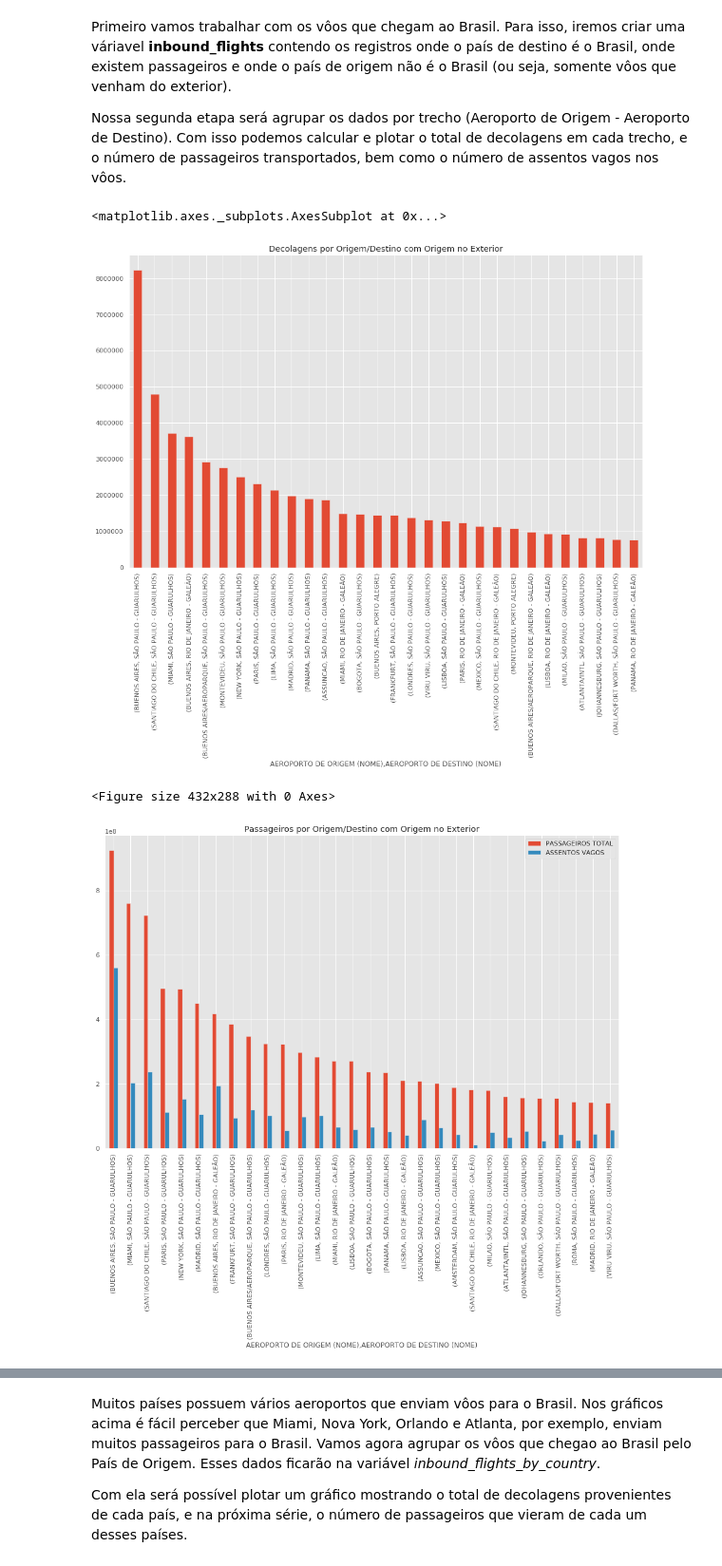
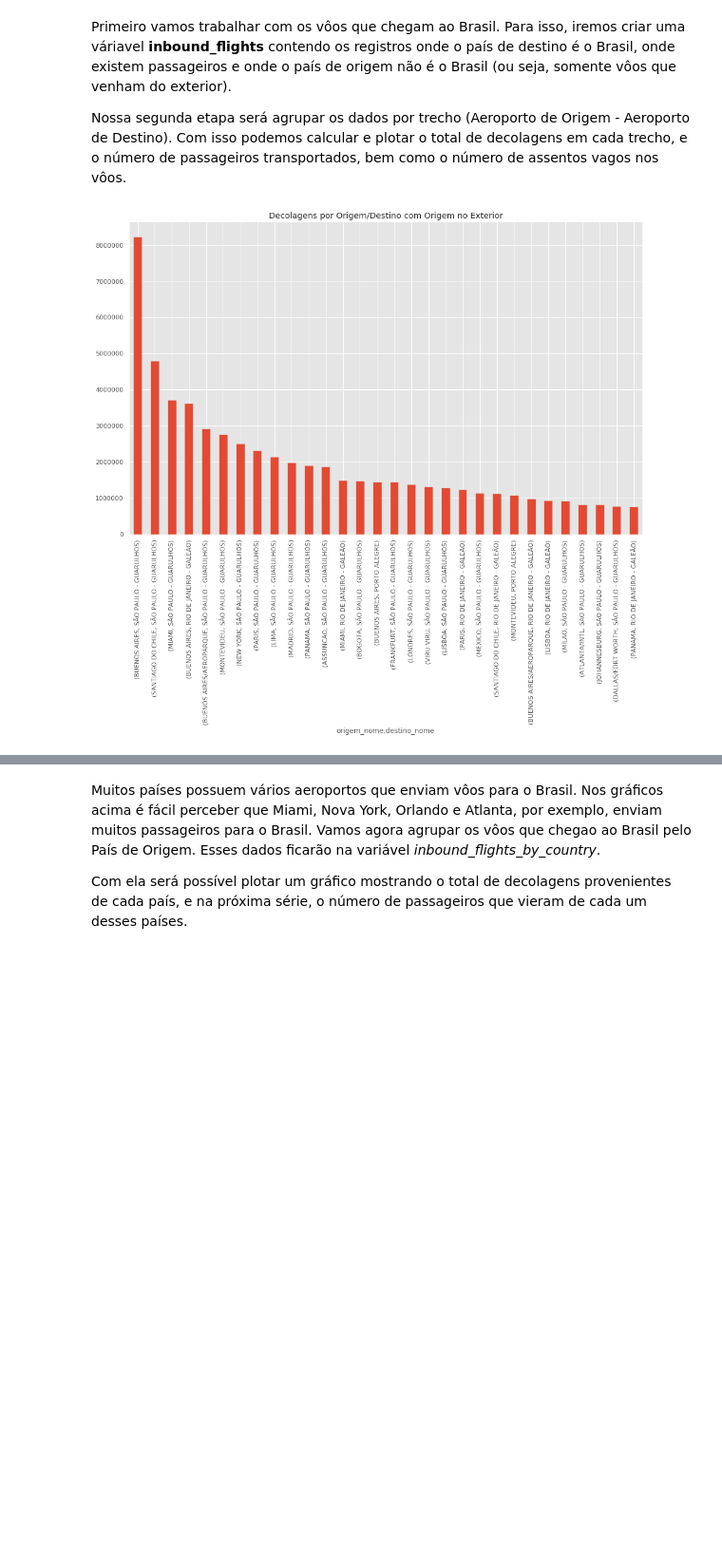
Before and after one commit to vitormeriat/machine-learning-studies, a Jupyter notebook: analysis/brazilian-flights.ipynb, the cells around one changed output, grey strips where cells are left out. Shown at 95% size. Saved outputs shown, nothing was run; the diff lists cells and outputs as text; code cells hidden in the pictures; blank space fills up the shorter version.

Commit message:
Update brazilian flights analysis dataset columns

```diff
--- a/analysis/brazilian-flights.ipynb
+++ b/analysis/brazilian-flights.ipynb
@@ -137,30 +137,24 @@ bagagem_kg               float64
 dtype: object
 # %% [markdown]
 Criaremos duas colunas temporárias, uma chamada PASSAGEIROS TOTAL, que engloba a soma dos Passageiros Pagos (Clientes) e dos Passageiros Grátis (tripulação, convidados?). Também criaremos uma coluna ASSENTOS VAGOS, contendo a diferença entre o número de assentos médio de cada trecho com o total de passageiros médio de cada trecho.
-# %%
-flight_data["PASSAGEIROS TOTAL"] = flight_data["PASSAGEIROS PAGOS"] + flight_data[u'PASSAGEIROS GRÁTIS']
-flight_data["ASSENTOS VAGOS"] = flight_data["ASSENTOS"] - flight_data["PASSAGEIROS TOTAL"]
+# %%
+flight_data['passageiros_total'] = flight_data['passageiros_pagos'] + flight_data['passageiros_gratis']
+flight_data['assentos_vagos'] = flight_data['assentos'] - flight_data['passageiros_total']
 # %% [markdown]
 Primeiro vamos trabalhar com os vôos que chegam ao Brasil. Para isso, iremos criar uma váriavel **inbound_flights** contendo os registros onde o país de destino é o Brasil, onde existem passageiros e onde o país de origem não é o Brasil (ou seja, somente vôos que venham do exterior).
 
 Nossa segunda etapa será agrupar os dados por trecho (Aeroporto de Origem - Aeroporto de Destino). Com isso podemos calcular e plotar o total de decolagens em cada trecho, e o número de passageiros transportados, bem como o número de assentos vagos nos vôos.
 # %%
-inbound_flights = flight_data[ (flight_data[u"AEROPORTO DE DESTINO (PAÍS)"] == "BRASIL") &
-                               (flight_data["PASSAGEIROS TOTAL"] > 0) &
-                               (flight_data[u"AEROPORTO DE ORIGEM (PAÍS)"] != "BRASIL")
-                             ]
-inbound_flights_by_airport = inbound_flights.groupby([u'AEROPORTO DE ORIGEM (NOME)', u'AEROPORTO DE DESTINO (NOME)'])
+inbound_flights = flight_data[ (flight_data['destino_pais'] == "BRASIL") &
+                               (flight_data['passageiros_total'] > 0) &
+                               (flight_data['origem_pais'] != "BRASIL")]
 
-top30 = inbound_flights_by_airport["DECOLAGENS"].sum().sort_values(ascending=False)[:30]
+inbound_flights_by_airport = inbound_flights.groupby(['origem_nome', 'destino_nome'])
+
+top30 = inbound_flights_by_airport['decolagens'].sum().sort_values(ascending=False)[:30]
 
 top30.plot(kind='bar', figsize=(16,10), title='Decolagens por Origem/Destino com Origem no Exterior')
 
-plt.figure()
-
-top30 = inbound_flights_by_airport["PASSAGEIROS TOTAL", "ASSENTOS VAGOS"].sum().sort_values("PASSAGEIROS TOTAL", ascending=False)[:30]
-top30.plot(kind='bar', figsize=(16,10), title='Passageiros por Origem/Destino com Origem no Exterior')
+plt.show()
 # %% [output]
-<matplotlib.axes._subplots.AxesSubplot at 0x...>
-[figure, old version]
+[figure, new version]
-<Figure size 432x288 with 0 Axes>
-[figure, removed]
```
Also changed, not shown: parts of 17 cells of this notebook.
